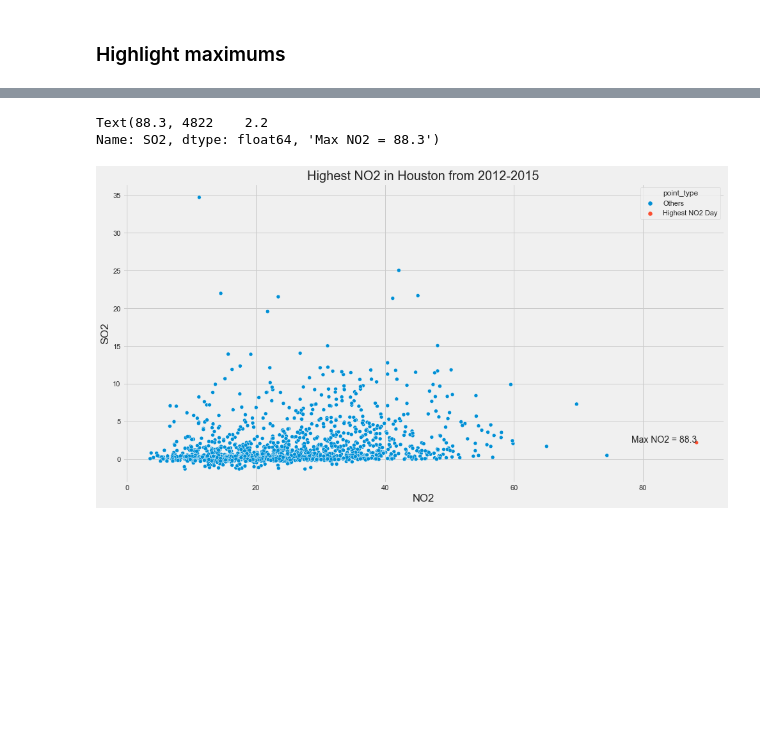
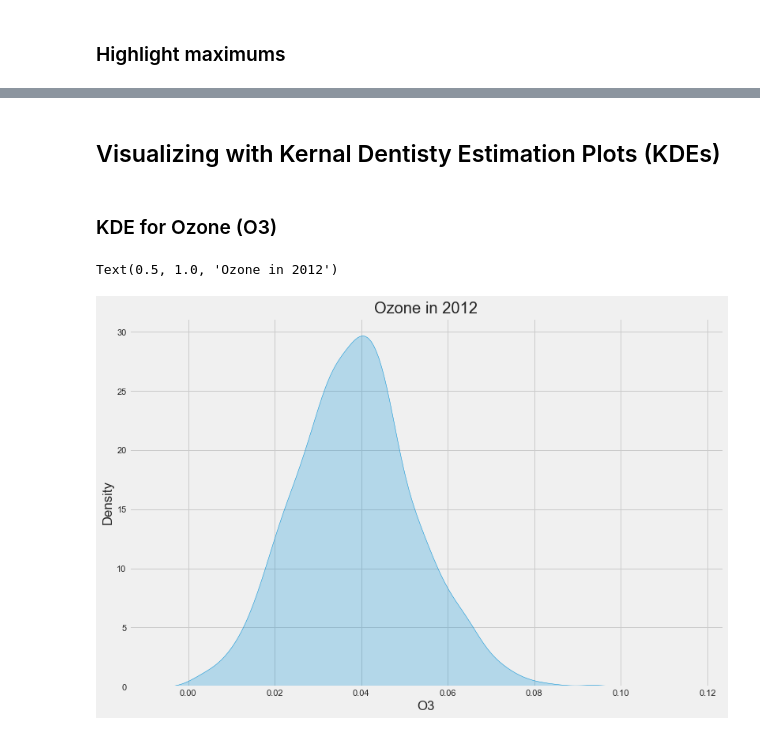
Before and after one commit to rbjones92/data_visualization, a Jupyter notebook: pollution_visualization.ipynb, the cells around one changed output, grey strips where cells are left out. Drawn from its saved outputs; the diff is of its cells as text; code cells hidden in the pictures; blank space fills up the shorter version.

```diff
--- a/pollution_visualization.ipynb
+++ b/pollution_visualization.ipynb
@@ -136,29 +145,13 @@ Name: NO2, dtype: float64, 34.7, 'Max SO2 = 34.7')
-# %%
-# Highlighting Max NO2
-
-# Set aesthetic
-plt.style.use('fivethirtyeight')
-
-# Make a copy of houston_pollution
-houston_pollution = pollution[pollution.city  ==  'Houston'].copy()
-
-# Find and Highlight Maximum NO2
-
-# ...set title
-plt.title("Highest NO2 in Houston from 2012-2015",fontsize = 20)
-
-
-# ...find max SO2
-max_NO2 = houston_pollution.NO2.max()
-# ...with new column "point_type", find highest NO2 day
-houston_pollution['point_type'] = ['Highest NO2 Day' if NO2  ==  max_NO2 else 'Others' for NO2 in houston_pollution.NO2]
-# ...plot it
-sns.scatterplot(x = 'NO2',y = 'SO2',hue = 'point_type',data = houston_pollution)
-
-# Annotate max NO2
-max_NO2_SO2 = houston_pollution[houston_pollution.NO2 == max_NO2]
-plt.text(max_NO2,max_NO2_SO2.SO2, f"Max NO2 = {max_NO2}",horizontalalignment='right')
-# %% [output]
-Text(88.3, 4822    2.2
-Name: SO2, dtype: float64, 'Max NO2 = 88.3')
-[figure, removed]
+# %% [markdown]
+## Visualizing with Kernal Dentisty Estimation Plots (KDEs)
+# %% [markdown]
+### KDE for Ozone (O3)
+# %%
+# Lets look at pollution O3 (ozone) in the year 2012
+sns.kdeplot(pollution[pollution.year == 2012].O3,shade = True, label = '2012')
+
+# Set title
+plt.title("Ozone in 2012")
+# %% [output]
+Text(0.5, 1.0, 'Ozone in 2012')
+[figure, added]
```
Also changed, not shown: parts of 14 cells of this notebook.
